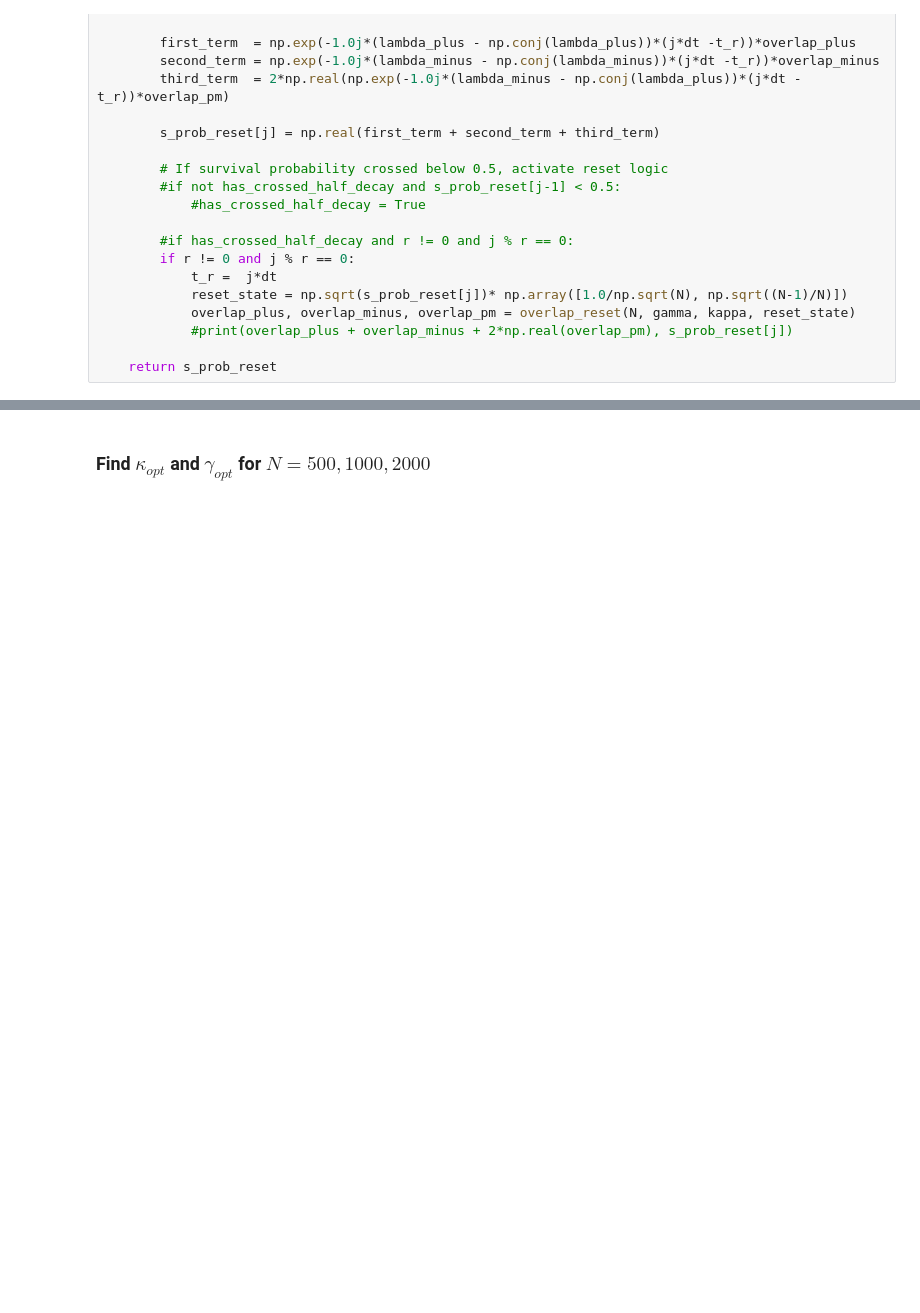
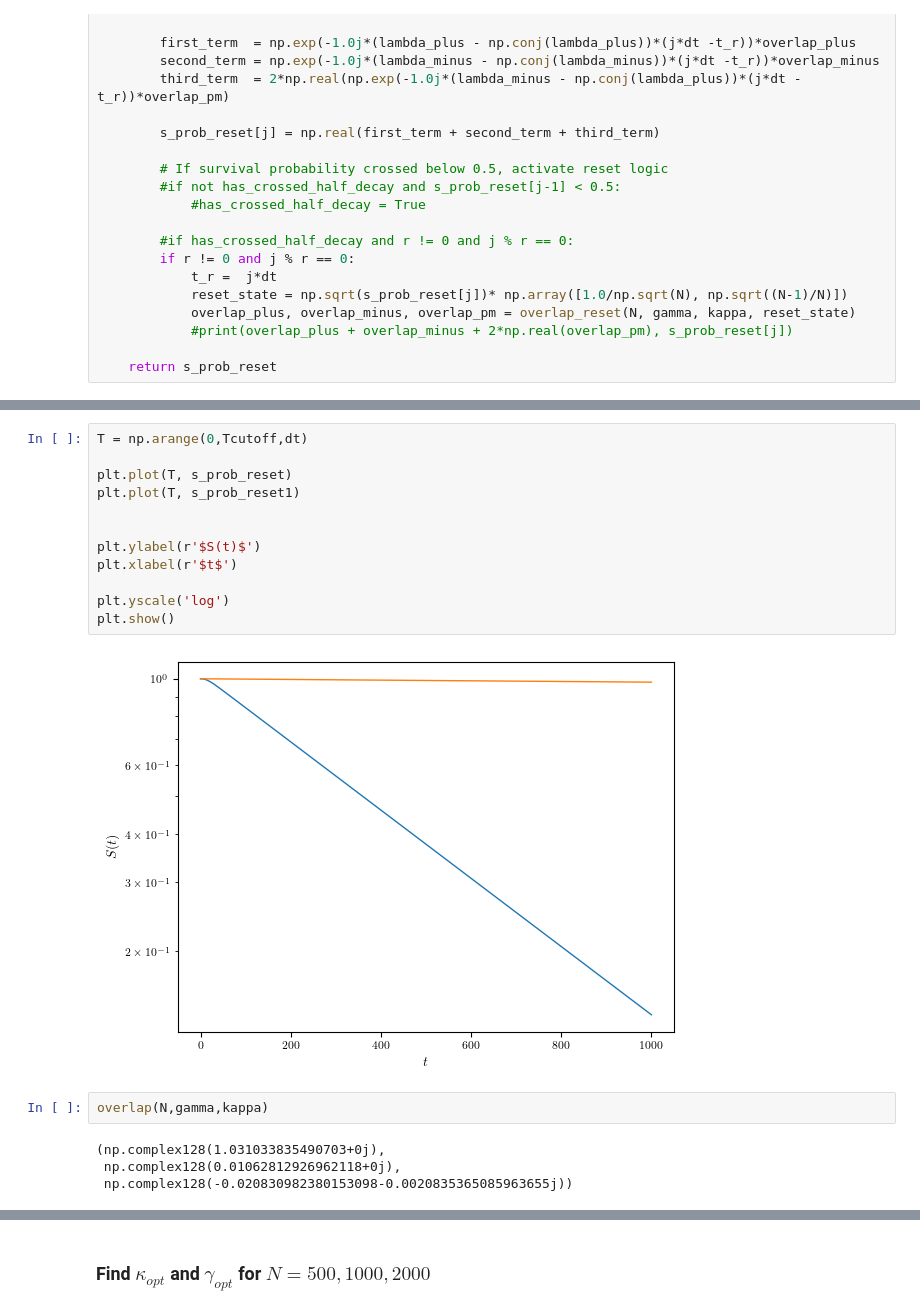
Before and after one commit to sayanr5834/non-Hermitian_QS, a Jupyter notebook: NHQS_final_version.ipynb, the cells around one changed output, grey strips where cells are left out. Saved outputs shown, nothing was run; the diff lists cells and outputs as text; blank space fills up the shorter version.

```diff
--- a/NHQS_final_version.ipynb
+++ b/NHQS_final_version.ipynb
@@ -981,0 +994,20 @@ def surv_prob_det_reset(Tcutoff, dt, r, N, gamma, kappa):
+# %%
+T = np.arange(0,Tcutoff,dt)
+
+plt.plot(T, s_prob_reset)
+plt.plot(T, s_prob_reset1)
+
+
+plt.ylabel(r'$S(t)$')
+plt.xlabel(r'$t$')
+
+plt.yscale('log')
+plt.show()
+# %% [output]
+[figure, added]
+# %%
+overlap(N,gamma,kappa)
+# %% [output]
+(np.complex128(1.031033835490703+0j),
+ np.complex128(0.01062812926962118+0j),
+ np.complex128(-0.020830982380153098-0.0020835365085963655j))
```
Also changed, not shown: parts of 11 cells of this notebook.
